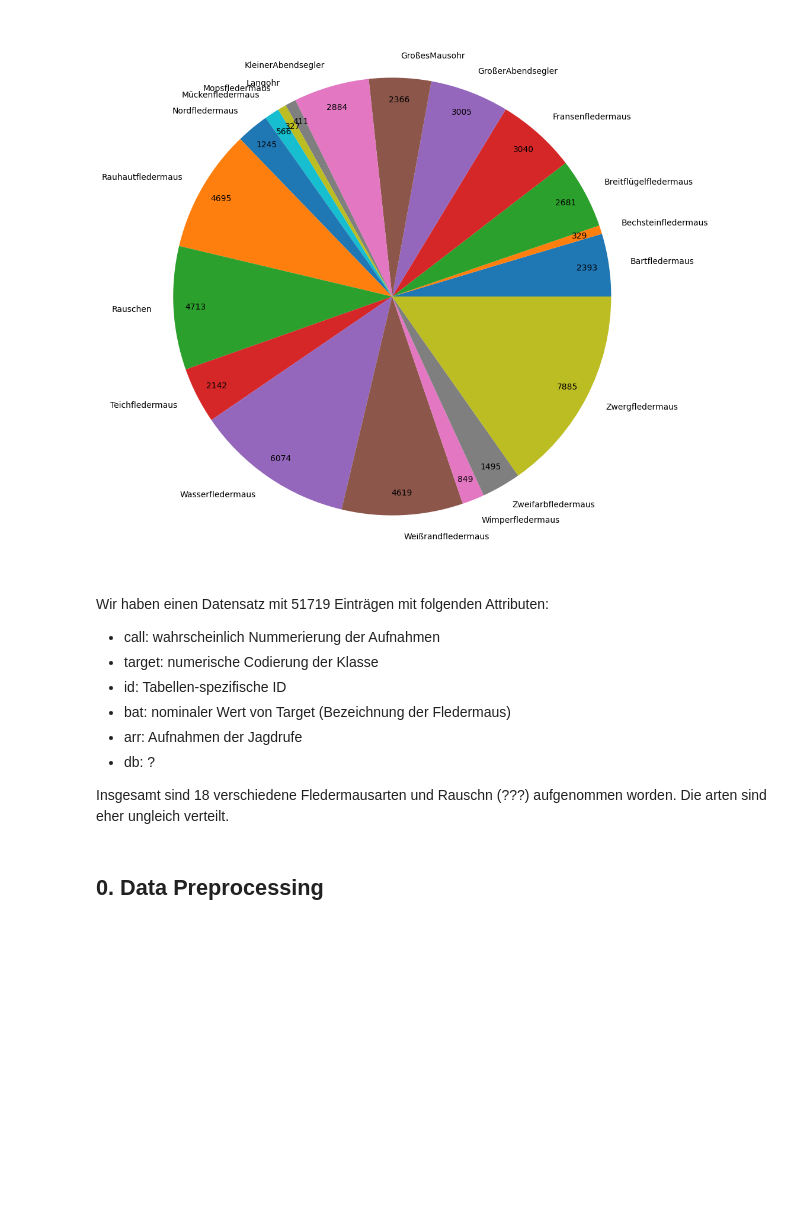
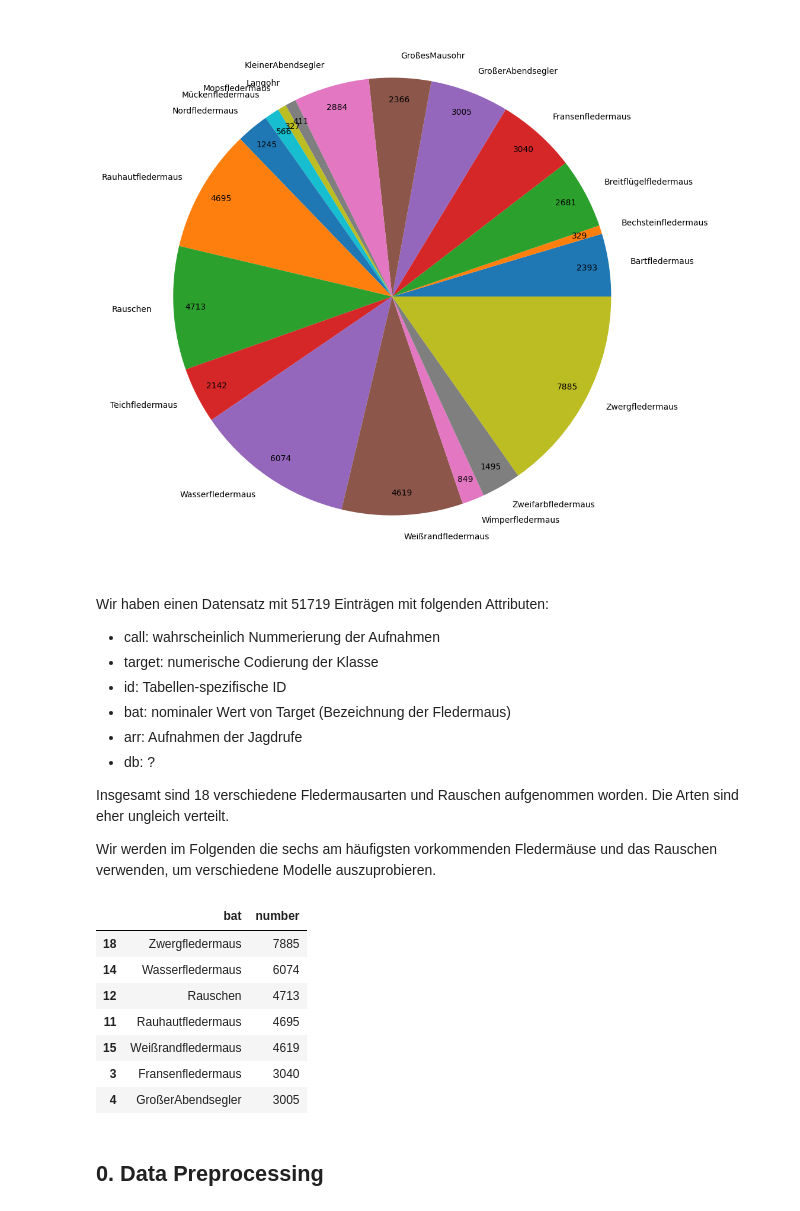
Before and after one commit to mayonesa-parquet/ml, a Jupyter notebook: ML-Projekt.ipynb, the cells around one changed output. Saved outputs shown, nothing was run; the diff lists cells and outputs as text; code cells hidden in the pictures; blank space fills up the shorter version.

```diff
--- a/ML-Projekt.ipynb
+++ b/ML-Projekt.ipynb
@@ -71,7 +66,20 @@ Wir haben einen Datensatz mit 51719 Einträgen mit folgenden Attributen:
 - arr: Aufnahmen der Jagdrufe
 - db: ?
 
-Insgesamt sind 18 verschiedene Fledermausarten und Rauschn (???) aufgenommen worden. Die arten sind eher ungleich verteilt.
+Insgesamt sind 18 verschiedene Fledermausarten und Rauschen aufgenommen worden. Die Arten sind eher ungleich verteilt.
+
+Wir werden im Folgenden die sechs am häufigsten vorkommenden Fledermäuse und das Rauschen verwenden, um verschiedene Modelle auszuprobieren.
+# %%
+bat_names.sort_values(by='number', ascending=False).head(7)
+# %% [output]
+|  | bat | number |
+| 18 | Zwergfledermaus | 7885 |
+| 14 | Wasserfledermaus | 6074 |
+| 12 | Rauschen | 4713 |
+| 11 | Rauhautfledermaus | 4695 |
+| 15 | Weißrandfledermaus | 4619 |
+| 3 | Fransenfledermaus | 3040 |
+| 4 | GroßerAbendsegler | 3005 |
 # %% [markdown]
 ## 0. Data Preprocessing
 # %% [markdown]
```
Also changed, not shown: parts of 2 cells of this notebook.
